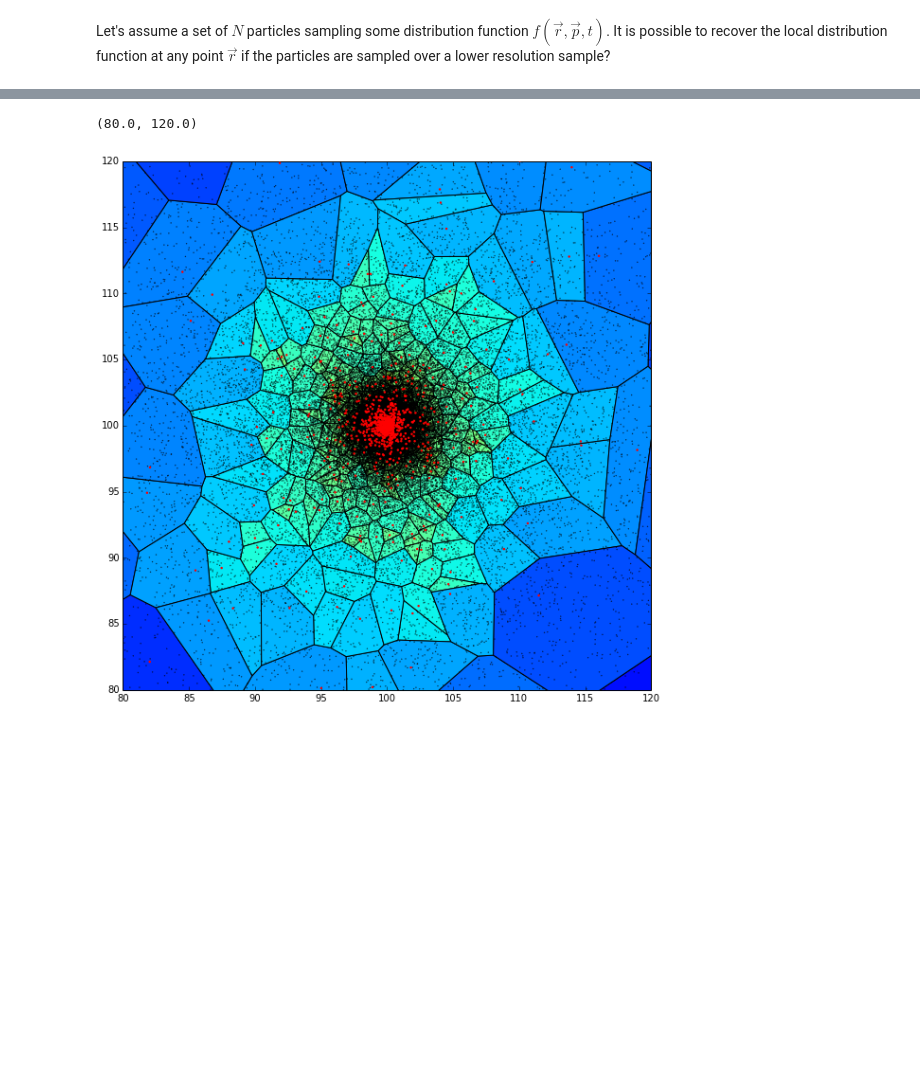
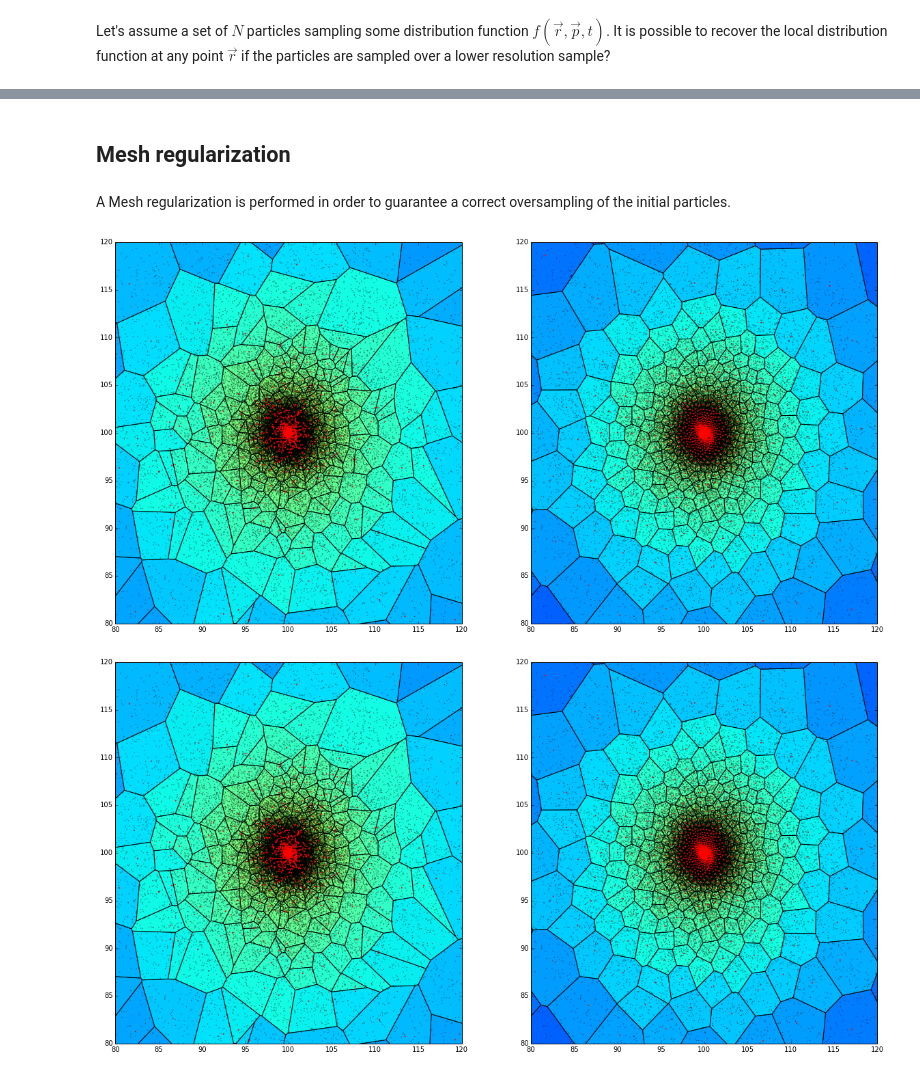
Before and after one commit to sbustamante/CosmologicalBlackHoles, a Jupyter notebook: Codes/controlled_experiments.ipynb, the cells around one changed output, grey strips where cells are left out. Saved outputs shown, nothing was run; the diff lists cells and outputs as text; code cells hidden in the pictures; blank space fills up the shorter version.

Commit message:
Mesh regularization

```diff
--- a/Codes/controlled_experiments.ipynb
+++ b/Codes/controlled_experiments.ipynb
@@ -101,13 +107,14 @@ axe = fig.add_subplot(1,1,1)
 #Defining subsamples by creating a voronoi tessellation
 field = vorn.voronoifield(X1,Y1)
 field.voronoimesh2d(condition="finite", Lx=[0,2*Rmax], Ly=[0,2*Rmax])
-#Density
+#Density of every cell according to the number of contained cells
 field.voronoisurface()
-field.f = np.log10(1/field.surface)
+for reg in xrange( len(X1) ):
+    field.f[reg] = np.log10(len( field.contains_points( reg, X, Y )[0] )/field.surface[reg])
 #Plotting
 field.voronoishow( cmap="jet", axes=axe )
 
-axe.scatter( X1,Y1, s = 0.1, zorder = 10, color='red' )
+axe.scatter( field.x, field.y, s = 0.1, zorder = 10, color='red' )
 axe.set_xlim( (Rmax*0.5,Rmax*1.5) )
 axe.set_ylim( (Rmax*0.5,Rmax*1.5) )
 # %% [output]
@@ -116,20 +123,42 @@ axe.set_ylim( (Rmax*0.5,Rmax*1.5) )
+# %% [markdown]
+## Mesh regularization
+# %% [markdown]
+A Mesh regularization is performed in order to guarantee a correct oversampling of the initial particles.
 # %%
-fig = plt.figure( figsize = (10,10) )
-axe = fig.add_subplot(1,1,1)
+fig = plt.figure( figsize = (20,10) )
 
-#Defining subsamples by creating a voronoi tessellation
-field = vorn.voronoifield(X1,Y1)
-field.voronoimesh2d(condition="finite", Lx=[0,2*Rmax], Ly=[0,2*Rmax])
-#Density
+#Plotting field without regularization
+axe1 = fig.add_subplot(1,2,1)
+field.voronoishow( cmap="jet", axes=axe1 )
+axe1.scatter( field.x, field.y, s = 1, zorder = 10, color='red' )
+axe1.scatter( X,Y, s = 0.05, zorder = 9, color='black' )
+axe1.set_xlim( (Rmax*0.8,Rmax*1.2) )
+axe1.set_ylim( (Rmax*0.8,Rmax*1.2) )
+
+#Regularizating field-------
+Nrgt = 5        #Number of regularization steps
+for nrgt in xrange( Nrgt ):
+    for reg in xrange( len(X1) ):
+        Xn, Yn = field.contains_points( reg, X, Y )
+        field.x[reg] = Xn.mean()
+        field.y[reg] = Yn.mean()
+    #Reconstructing mesh
+    field.voronoimesh2d(condition="finite", Lx=[0,2*Rmax], Ly=[0,2*Rmax])
+
+#Plotting field with regularization
+axe2 = fig.add_subplot(1,2,2)
+#Density of every cell according to the number of contained cells
 field.voronoisurface()
-field.f = np.log10(1/field.surface)
+for reg in xrange( len(X1) ):
+    field.f[reg] = np.log10(len( field.contains_points( reg, X, Y )[0] )/field.surface[reg])
 #Plotting
-field.voronoishow( cmap="jet", axes=axe )
+field.voronoishow( cmap="jet", axes=axe2 )
 
-axe.scatter( X1,Y1, s = 2, zorder = 10, color='red' )
-axe.scatter( X,Y, s = 0.1, zorder = 9, color='black' )
-axe.set_xlim( (Rmax*0.8,Rmax*1.2) )
-axe.set_ylim( (Rmax*0.8,Rmax*1.2) )
+axe2.scatter( field.x, field.y, s = 1, zorder = 10, color='red' )
+axe2.scatter( X, Y, s = 0.05, zorder = 9, color='black' )
+axe2.set_xlim( (Rmax*0.8,Rmax*1.2) )
+axe2.set_ylim( (Rmax*0.8,Rmax*1.2) )
+fig
 # %% [output]
-(80.0, 120.0)
-[figure, old version]
+[figure, new version]
+[figure, added]
```
Also changed, not shown: parts of 6 cells of this notebook, 2 other files.
